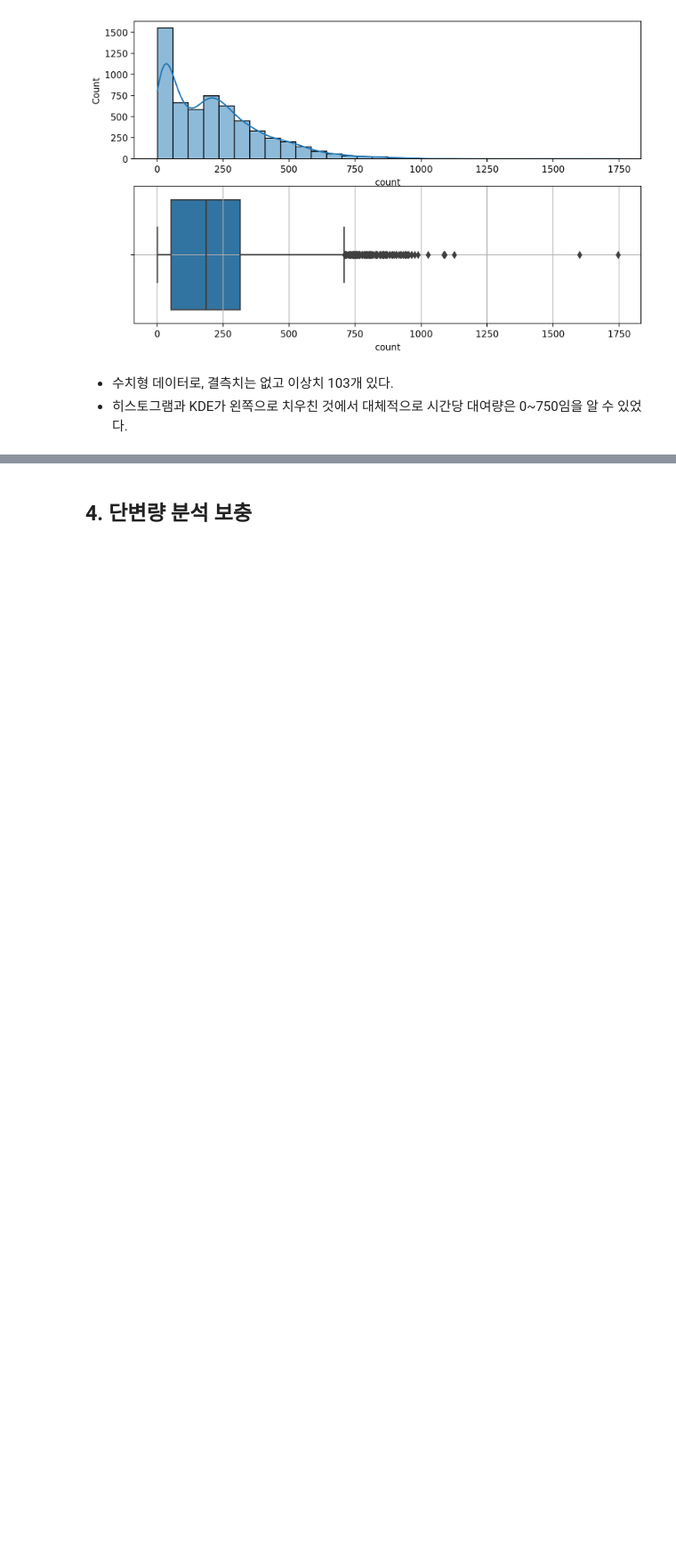
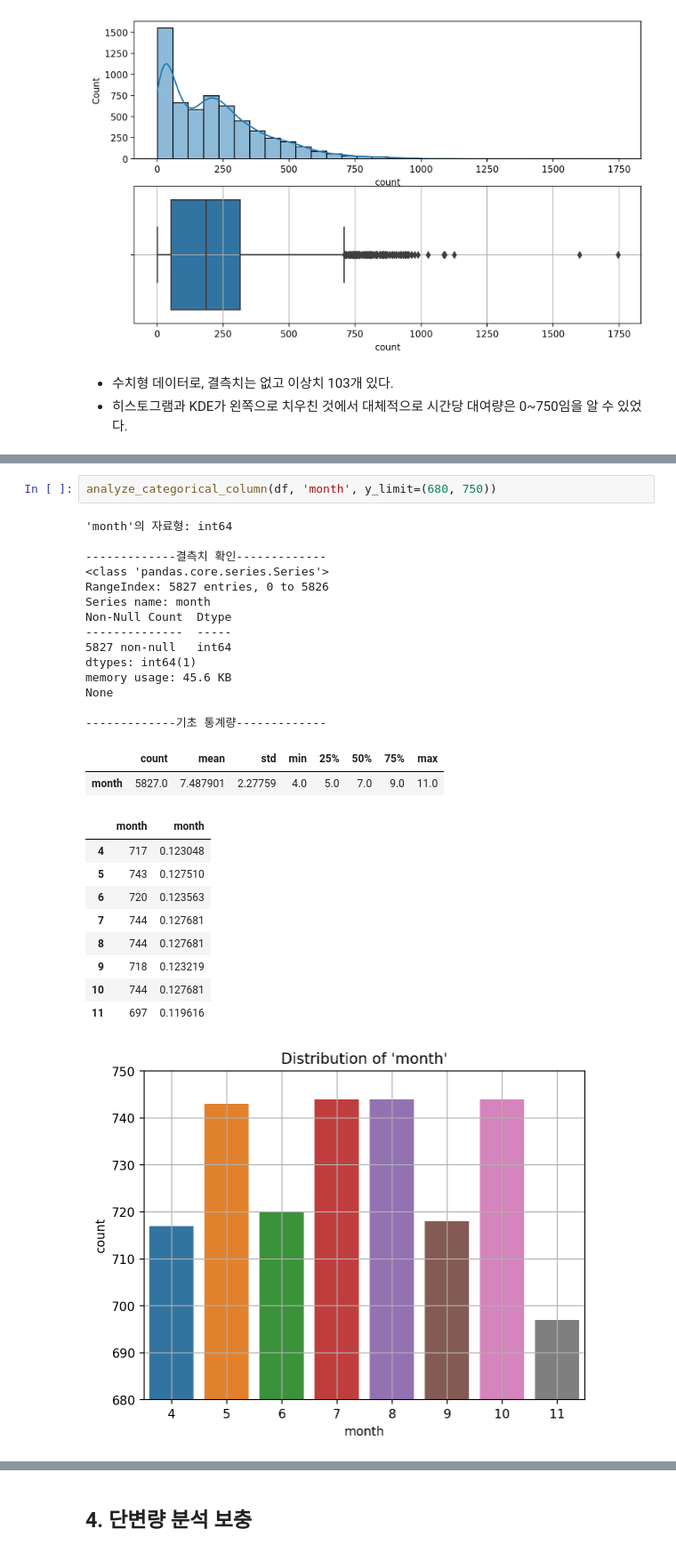
Before and after one commit to Yujun-Won/MINIPROJECT, a Jupyter notebook: 02_1차_따릉이수요예측/seoulbikeEDA.ipynb, the cells around one changed output, grey strips where cells are left out. Shown at 89% size. Saved outputs shown, nothing was run; the diff lists cells and outputs as text; blank space fills up the shorter version.

```diff
--- a/02_1차_따릉이수요예측/seoulbikeEDA.ipynb
+++ b/02_1차_따릉이수요예측/seoulbikeEDA.ipynb
@@ -482,0 +496,29 @@ None
+# %%
+analyze_categorical_column(df, 'month', y_limit=(680, 750))
+# %% [output]
+'month'의 자료형: int64
+
+-------------결측치 확인-------------
+<class 'pandas.core.series.Series'>
+RangeIndex: 5827 entries, 0 to 5826
+Series name: month
+Non-Null Count  Dtype
+--------------  -----
+5827 non-null   int64
+dtypes: int64(1)
+memory usage: 45.6 KB
+None
+
+-------------기초 통계량-------------
+|  | count | mean | std | min | 25% | 50% | 75% | max |
+| month | 5827.0 | 7.487901 | 2.27759 | 4.0 | 5.0 | 7.0 | 9.0 | 11.0 |
+|  | month | month |
+| 4 | 717 | 0.123048 |
+| 5 | 743 | 0.127510 |
+| 6 | 720 | 0.123563 |
+| 7 | 744 | 0.127681 |
+| 8 | 744 | 0.127681 |
+| 9 | 718 | 0.123219 |
+| 10 | 744 | 0.127681 |
+| 11 | 697 | 0.119616 |
+[figure, added]
```
Also changed, not shown: parts of 11 cells of this notebook.
